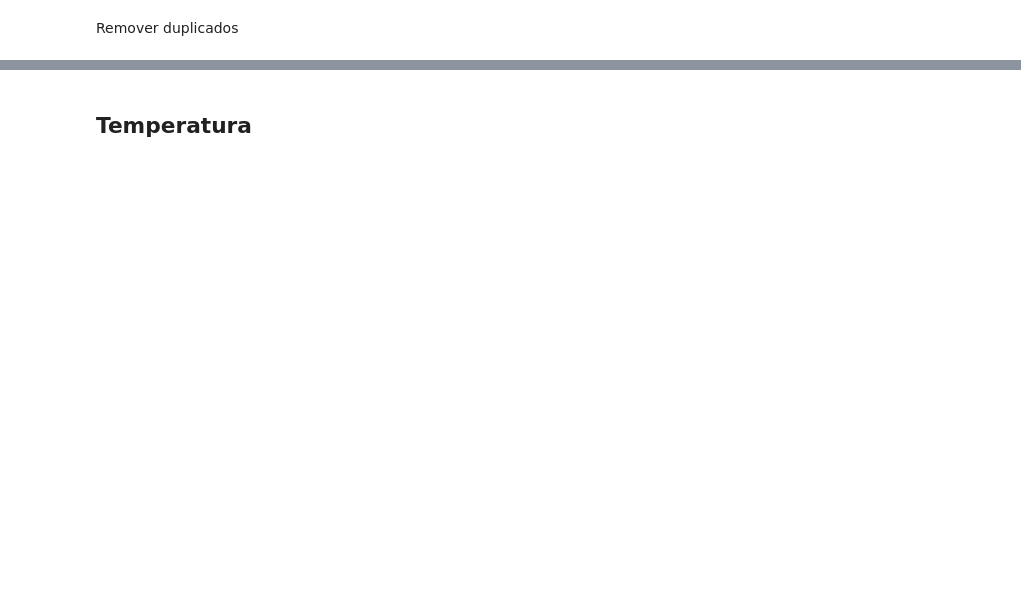
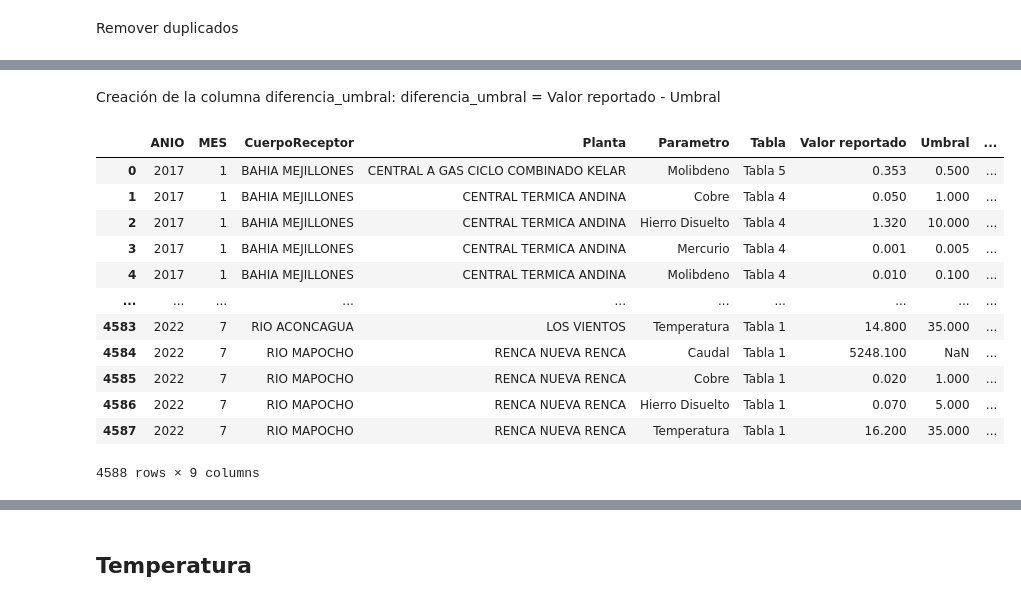
Before and after one commit to maticlein/proyectoCurso-vinf, a Jupyter notebook: ensayo_explicativo.ipynb, the cells around one changed output, grey strips where cells are left out. Cells and saved outputs as stored; diff of their text form; code cells hidden in the pictures; blank space fills up the shorter version.

```diff
--- a/ensayo_explicativo.ipynb
+++ b/ensayo_explicativo.ipynb
@@ -128,0 +189,8 @@ Análisis de Temperaturas
+# %%
+Umbrales = {
+    "Tabla 1" : {"Temperatura":35, "Caudal":np.nan, "Hierro Disuelto":5,  "Cobre": 1.0, "Molibdeno":1.0,  "Mercurio":0.001 },
+    "Tabla 2" : {"Temperatura":40, "Caudal":np.nan, "Hierro Disuelto":10, "Cobre": 3.0, "Molibdeno":2.5,  "Mercurio":0.010 },
+    "Tabla 3" : {"Temperatura":30, "Caudal":np.nan, "Hierro Disuelto":2,  "Cobre": 0.1, "Molibdeno":0.07, "Mercurio":0.005 },
+    "Tabla 4" : {"Temperatura":30, "Caudal":np.nan, "Hierro Disuelto":10, "Cobre": 1.0, "Molibdeno":0.1,  "Mercurio":0.005 },
+    "Tabla 5" : {"Temperatura":np.nan, "Caudal":np.nan, "Hierro Disuelto":np.nan, "Cobre": 3.0, "Molibdeno":0.5,  "Mercurio":0.020 }
+}
@@ -128,0 +199,5 @@ Análisis de Temperaturas
+# %%
+df_termoelectricas_filtrado = df_termoelectricas_filtrado.groupby(["ANIO","MES","CuerpoReceptor","Planta","Parametro","Tabla"])["Valor reportado"].max()
+df_termoelectricas_filtrado= df_termoelectricas_filtrado.to_frame()
+df_termoelectricas_filtrado = df_termoelectricas_filtrado.reset_index()
+df_termoelectricas_filtrado
@@ -128,0 +241,19 @@ Análisis de Temperaturas
+# %% [markdown]
+Creación de la columna diferencia_umbral: diferencia_umbral = Valor reportado - Umbral
+# %%
+df_termoelectricas_filtrado["diferencia_umbral"] = df_termoelectricas_filtrado["Valor reportado"] - df_termoelectricas_filtrado["Umbral"]
+df_termoelectricas_filtrado
+# %% [output]
+|  | ANIO | MES | CuerpoReceptor | Planta | Parametro | Tabla | Valor reportado | Umbral | ... |
+| 0 | 2017 | 1 | BAHIA MEJILLONES | CENTRAL A GAS CICLO COMBINADO KELAR | Molibdeno | Tabla 5 | 0.353 | 0.500 | ... |
+| 1 | 2017 | 1 | BAHIA MEJILLONES | CENTRAL TERMICA ANDINA | Cobre | Tabla 4 | 0.050 | 1.000 | ... |
+| 2 | 2017 | 1 | BAHIA MEJILLONES | CENTRAL TERMICA ANDINA | Hierro Disuelto | Tabla 4 | 1.320 | 10.000 | ... |
+| 3 | 2017 | 1 | BAHIA MEJILLONES | CENTRAL TERMICA ANDINA | Mercurio | Tabla 4 | 0.001 | 0.005 | ... |
+| 4 | 2017 | 1 | BAHIA MEJILLONES | CENTRAL TERMICA ANDINA | Molibdeno | Tabla 4 | 0.010 | 0.100 | ... |
+| ... | ... | ... | ... | ... | ... | ... | ... | ... | ... |
+| 4583 | 2022 | 7 | RIO ACONCAGUA | LOS VIENTOS | Temperatura | Tabla 1 | 14.800 | 35.000 | ... |
+| 4584 | 2022 | 7 | RIO MAPOCHO | RENCA NUEVA RENCA | Caudal | Tabla 1 | 5248.100 | NaN | ... |
+| 4585 | 2022 | 7 | RIO MAPOCHO | RENCA NUEVA RENCA | Cobre | Tabla 1 | 0.020 | 1.000 | ... |
+| 4586 | 2022 | 7 | RIO MAPOCHO | RENCA NUEVA RENCA | Hierro Disuelto | Tabla 1 | 0.070 | 5.000 | ... |
+| 4587 | 2022 | 7 | RIO MAPOCHO | RENCA NUEVA RENCA | Temperatura | Tabla 1 | 16.200 | 35.000 | ... |
+4588 rows × 9 columns
```
Also changed, not shown: parts of 44 cells of this notebook, 1 other file.
